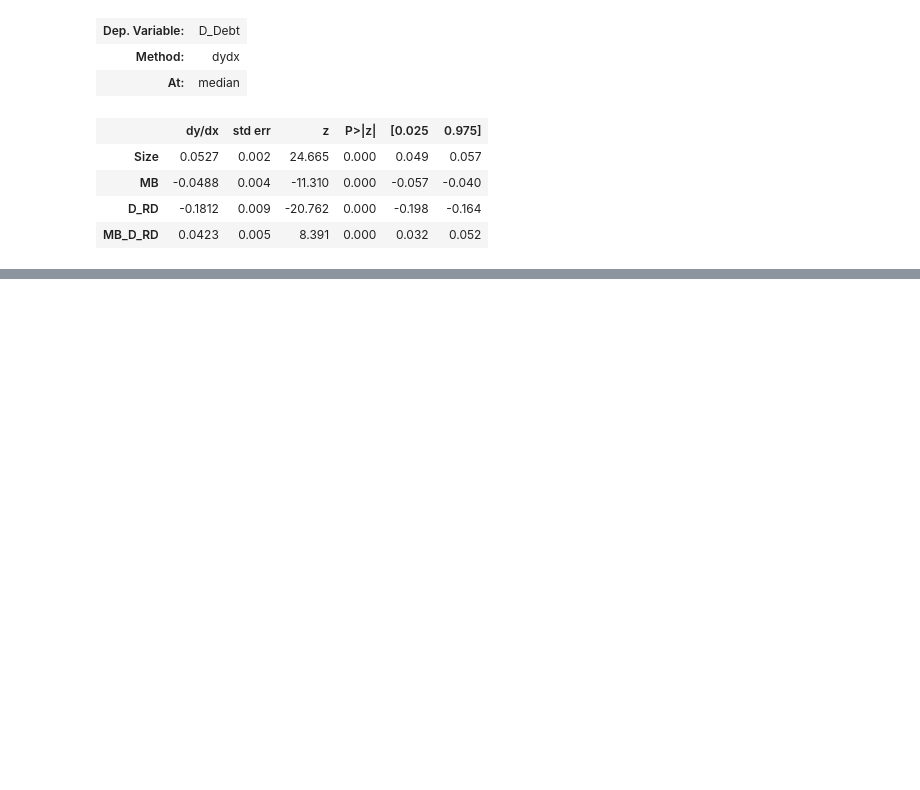
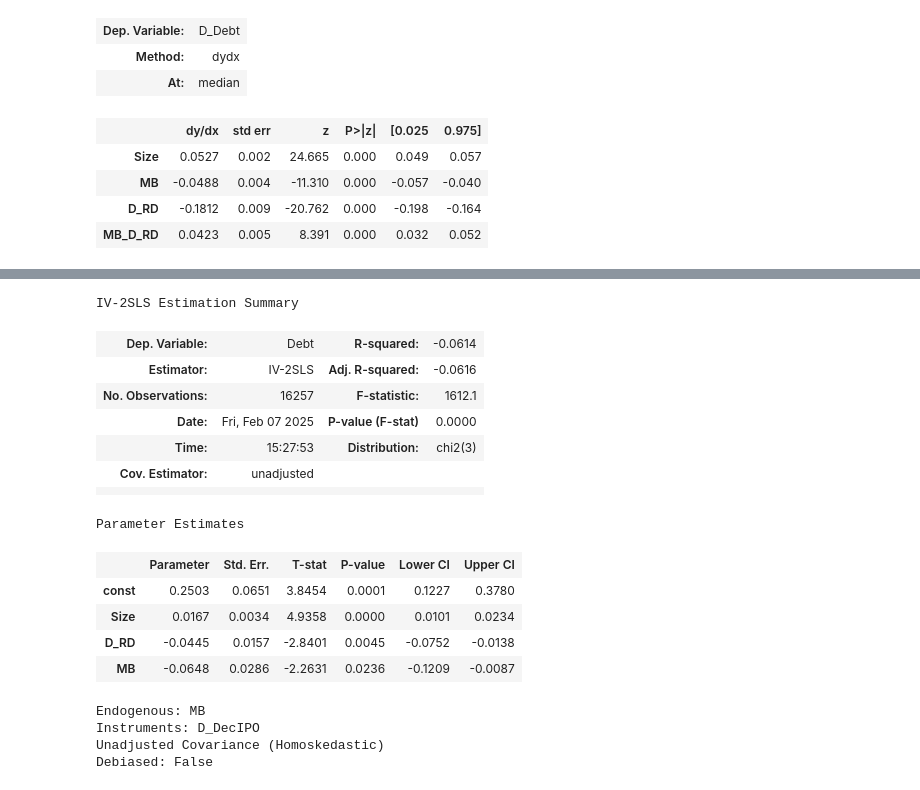
Before and after one commit to azazhang/Workspace-for-Corporate-Finance, a Jupyter notebook: assignment.ipynb, the cells around one changed output, grey strips where cells are left out. Cells and saved outputs as stored; diff of their text form; code cells hidden in the pictures; blank space fills up the shorter version.

```diff
--- a/assignment.ipynb
+++ b/assignment.ipynb
@@ -389,3 +635,25 @@ D_RD              -0.077053        0.003654              ***
+# %%
+first_stage.summary()
+iv2sls_model.summary
+# %% [output]
+IV-2SLS Estimation Summary
+| Dep. Variable: | Debt | R-squared: | -0.0614 |
+| Estimator: | IV-2SLS | Adj. R-squared: | -0.0616 |
+| No. Observations: | 16257 | F-statistic: | 1612.1 |
+| Date: | Fri, Feb 07 2025 | P-value (F-stat) | 0.0000 |
+| Time: | 15:27:53 | Distribution: | chi2(3) |
+| Cov. Estimator: | unadjusted |  |  |
+|  |  |  |  |
+Parameter Estimates
+|  | Parameter | Std. Err. | T-stat | P-value | Lower CI | Upper CI |
+| const | 0.2503 | 0.0651 | 3.8454 | 0.0001 | 0.1227 | 0.3780 |
+| Size | 0.0167 | 0.0034 | 4.9358 | 0.0000 | 0.0101 | 0.0234 |
+| D_RD | -0.0445 | 0.0157 | -2.8401 | 0.0045 | -0.0752 | -0.0138 |
+| MB | -0.0648 | 0.0286 | -2.2631 | 0.0236 | -0.1209 | -0.0087 |
+Endogenous: MB
+Instruments: D_DecIPO
+Unadjusted Covariance (Homoskedastic)
+Debiased: False
 # %%
 # place holder for the results
 # %%
```
Also changed, not shown: parts of 15 cells of this notebook, 10 other files.
